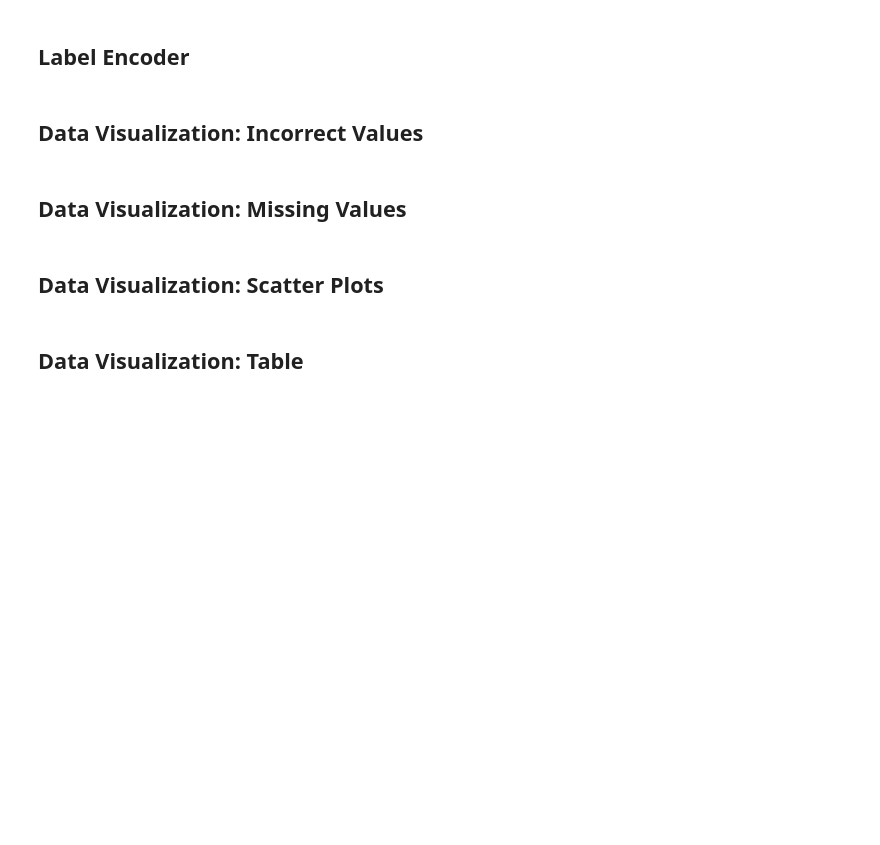
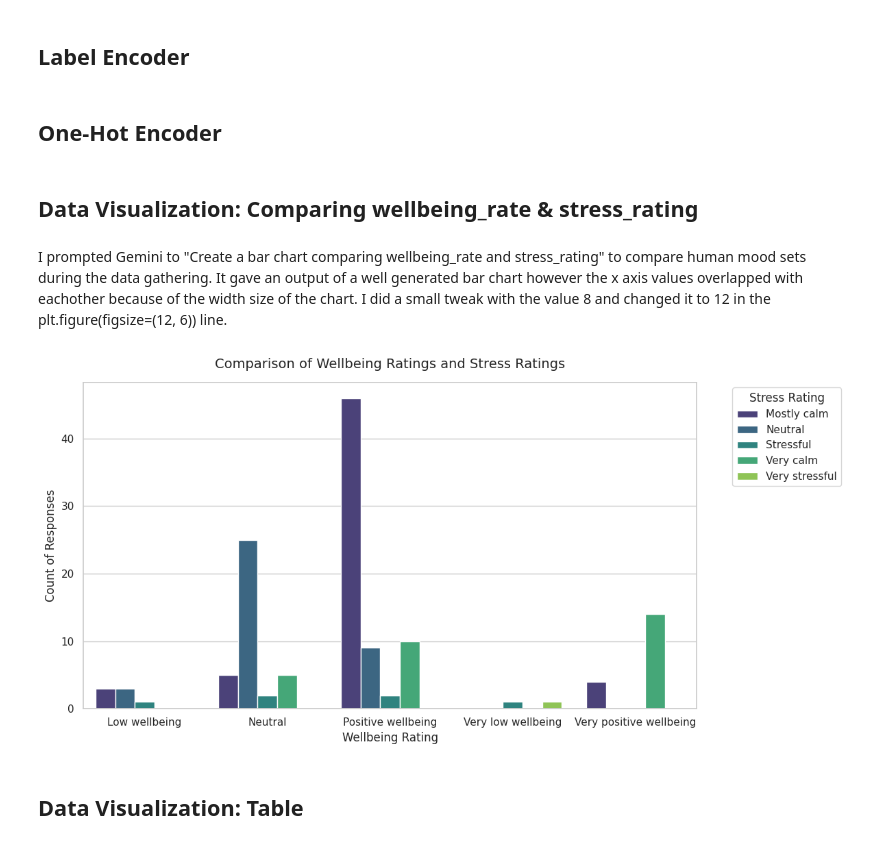
Before and after one commit to IREStephen/ML-project-colab, a Jupyter notebook: CampusDataSetProject.ipynb, the cells around one changed output. Cells and saved outputs as stored; diff of their text form; code cells hidden in the pictures; blank space fills up the shorter version.

```diff
--- a/CampusDataSetProject.ipynb
+++ b/CampusDataSetProject.ipynb
@@ -70,12 +70,41 @@ primary_sound_type_nature                 object
 [5 rows x 23 columns]
 # %% [markdown]
 ## Label Encoder
+# %% [markdown]
+## One-Hot Encoder
 # %% [markdown]
-## Data Visualization: Incorrect Values
+## Data Visualization: Comparing wellbeing_rate & stress_rating
-# %% [markdown]
-## Data Visualization: Missing Values
-# %% [markdown]
-## Data Visualization: Scatter Plots
+# %% [markdown]
+I prompted Gemini to "Create a bar chart comparing wellbeing_rate and stress_rating" to compare human mood sets during the data gathering.
+It gave an output of a well generated bar chart however the x axis values overlapped with eachother because of the width size of the chart. I did a small tweak with the value 8 and changed it to 12 in the plt.figure(figsize=(12, 6)) line.
+# %%
+import matplotlib.pyplot as plt
+import seaborn as sns
+
+# Group the cleaned data to compare wellbeing_rating and stress_rating
+compare_df = clean_df.groupby(['wellbeing_rating', 'stress_rating']).size().reset_index(name='count')
+
+# Set the aesthetic style
+sns.set_theme(style="whitegrid")
+
+# Create a grouped bar chart
+plt.figure(figsize=(12, 6))
+sns.barplot(
+    data=compare_df,
+    x='wellbeing_rating',
+    y='count',
+    hue='stress_rating',
+    palette='viridis'
+)
+
+plt.title('Comparison of Wellbeing Ratings and Stress Ratings', fontsize=14, pad=15)
+plt.xlabel('Wellbeing Rating', fontsize=12)
+plt.ylabel('Count of Responses', fontsize=12)
+plt.legend(title='Stress Rating', bbox_to_anchor=(1.05, 1), loc='upper left')
+plt.tight_layout()
+plt.show()
+# %% [output]
+[figure, added]
 # %% [markdown]
 ## Data Visualization: Table
 # %%
```
Also changed, not shown: parts of 1 cell of this notebook.
